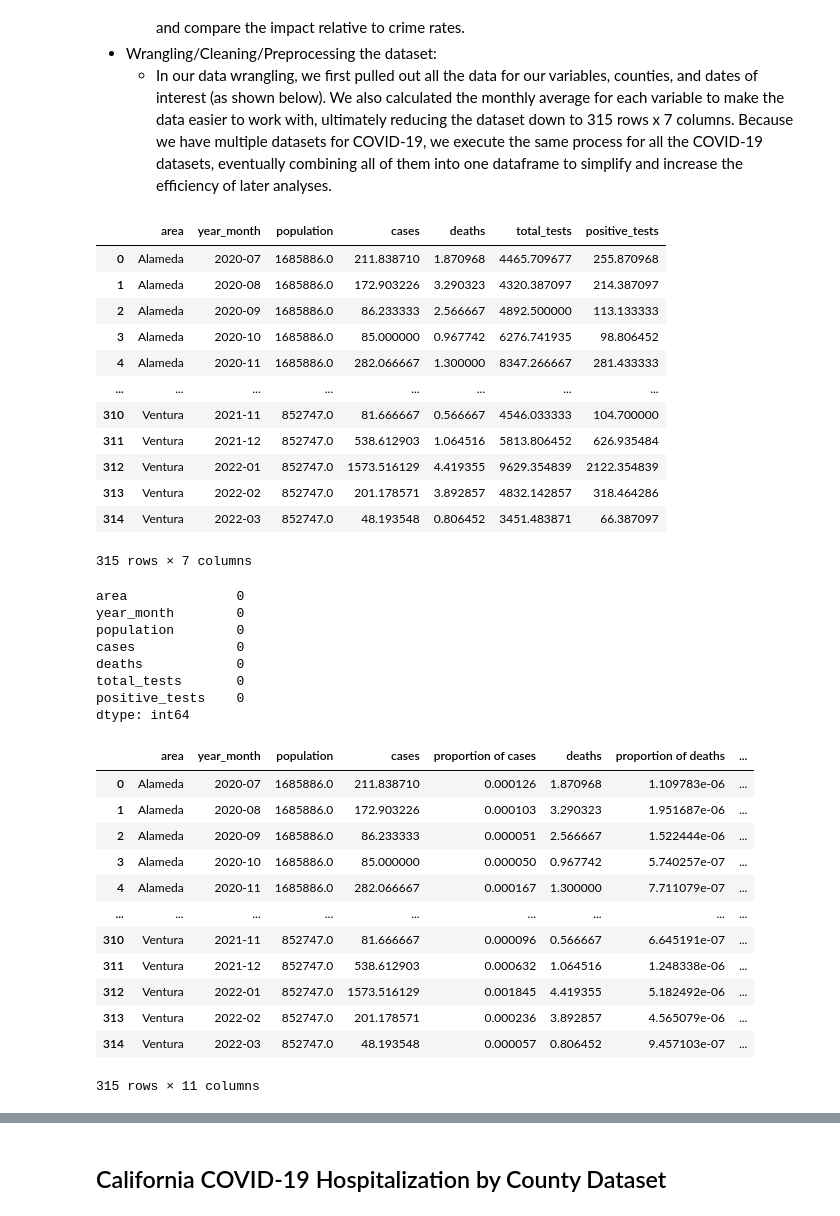
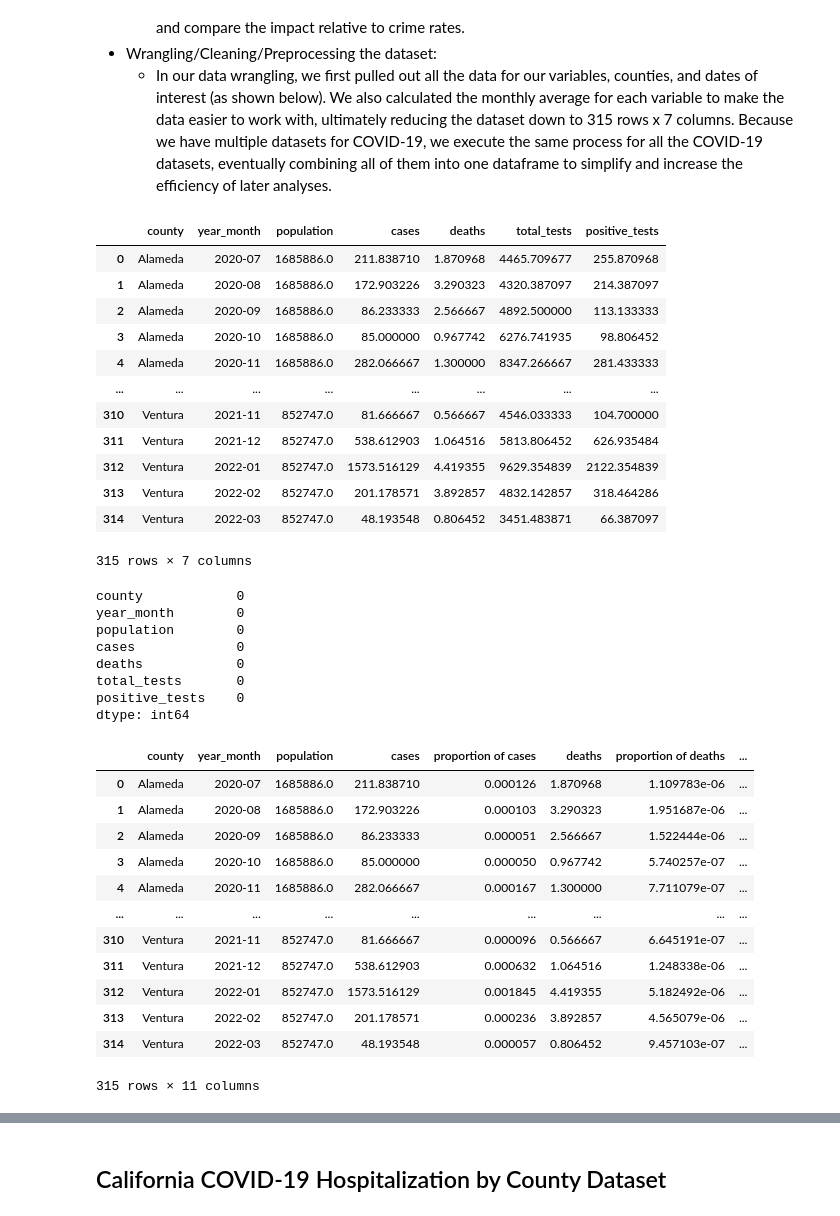
Before and after one commit to COGS108/Group022_WI24, a Jupyter notebook: FinalProject_Group022_WI24.ipynb, the cells around one changed output, grey strips where cells are left out. Cells and saved outputs as stored; diff of their text form; code cells hidden in the pictures.

```diff
--- a/FinalProject_Group022_WI24.ipynb
+++ b/FinalProject_Group022_WI24.ipynb
@@ -170,25 +170,28 @@ dtype: int64
 # %%
 # counties and interested columns to analyze further into
 counties = ['Los Angeles' , 'San Diego' , 'Orange' , 'Riverside' , 'San Bernardino' , 'Santa Clara', 'Alameda', 'Sacramento', 'Contra Costa', 'Fresno', 'Kern', 'Ventura',  'San Joaquin', 'San Francisco', 'San Mateo']
 # note: interested_cols = ['area', 'year_month', 'population', 'cases', 'deaths', 'total_tests', 'positive_tests']
 
 # loading/reading the initial dataframe
 covid_cases_df = pd.read_csv('COVID19_Cases_Test.csv')
 covid_cases_df = covid_cases_df[covid_cases_df['area'].isin(counties)].drop('area_type', axis=1)
 covid_cases_df = covid_cases_df.dropna()
 
 # select rows between July 2020 — March 2022, drop uninterested columns
 covid_cases_df['date'] = pd.to_datetime(covid_cases_df['date'])
 covid_cases_df = covid_cases_df[covid_cases_df['date'].between('2020-07-01', '2022-03-31')]
 covid_cases_df['year_month'] = covid_cases_df['date'].dt.year.astype(str) + '-' + covid_cases_df['date'].dt.month.astype(str).apply(lambda x: x.zfill(2))
 covid_cases_df = covid_cases_df.drop(['cumulative_cases', 'cumulative_deaths', 'cumulative_total_tests', 'cumulative_positive_tests','date'], axis=1)
 
 # group dataframe and calculate mean values
 covid_cases_df = covid_cases_df.groupby(['area', 'year_month', 'population'], group_keys= True).mean().reset_index()
 
+# rename 'area' column
+covid_cases_df.rename(columns={'area': 'county'}, inplace=True)
+
 covid_cases_df
 # %% [output]
-|  | area | year_month | population | cases | deaths | total_tests | positive_tests |
+|  | county | year_month | population | cases | deaths | total_tests | positive_tests |
 | 0 | Alameda | 2020-07 | 1685886.0 | 211.838710 | 1.870968 | 4465.709677 | 255.870968 |
 | 1 | Alameda | 2020-08 | 1685886.0 | 172.903226 | 3.290323 | 4320.387097 | 214.387097 |
 | 2 | Alameda | 2020-09 | 1685886.0 | 86.233333 | 2.566667 | 4892.500000 | 113.133333 |
@@ -205,7 +208,7 @@ covid_cases_df
 # checking for missing/null values in dataset
 covid_cases_df.isnull().sum()
 # %% [output]
-area              0
+county            0
 year_month        0
 population        0
 cases             0
@@ -226,7 +229,7 @@ for col in var_columns:
     proportion = monthly_average_prop[col]/monthly_average_prop['population']
 
     # determine the position to insert the new column
-    existing_column_position = monthly_average_prop.columns.get_loc(col)  # Get the position of 'existing_column'
+    existing_column_position = monthly_average_prop.columns.get_loc(col)
 
     # insert the new column after 'existing_column'
     monthly_average_prop.insert(existing_column_position + 1, ('proportion of ' + col), proportion)
@@ -234,7 +237,7 @@ for col in var_columns:
 
 monthly_average_prop
 # %% [output]
-|  | area | year_month | population | cases | proportion of cases | deaths | proportion of deaths | ... |
+|  | county | year_month | population | cases | proportion of cases | deaths | proportion of deaths | ... |
 | 0 | Alameda | 2020-07 | 1685886.0 | 211.838710 | 0.000126 | 1.870968 | 1.109783e-06 | ... |
 | 1 | Alameda | 2020-08 | 1685886.0 | 172.903226 | 0.000103 | 3.290323 | 1.951687e-06 | ... |
 | 2 | Alameda | 2020-09 | 1685886.0 | 86.233333 | 0.000051 | 2.566667 | 1.522444e-06 | ... |
```
Also changed, not shown: parts of 8 cells of this notebook.
